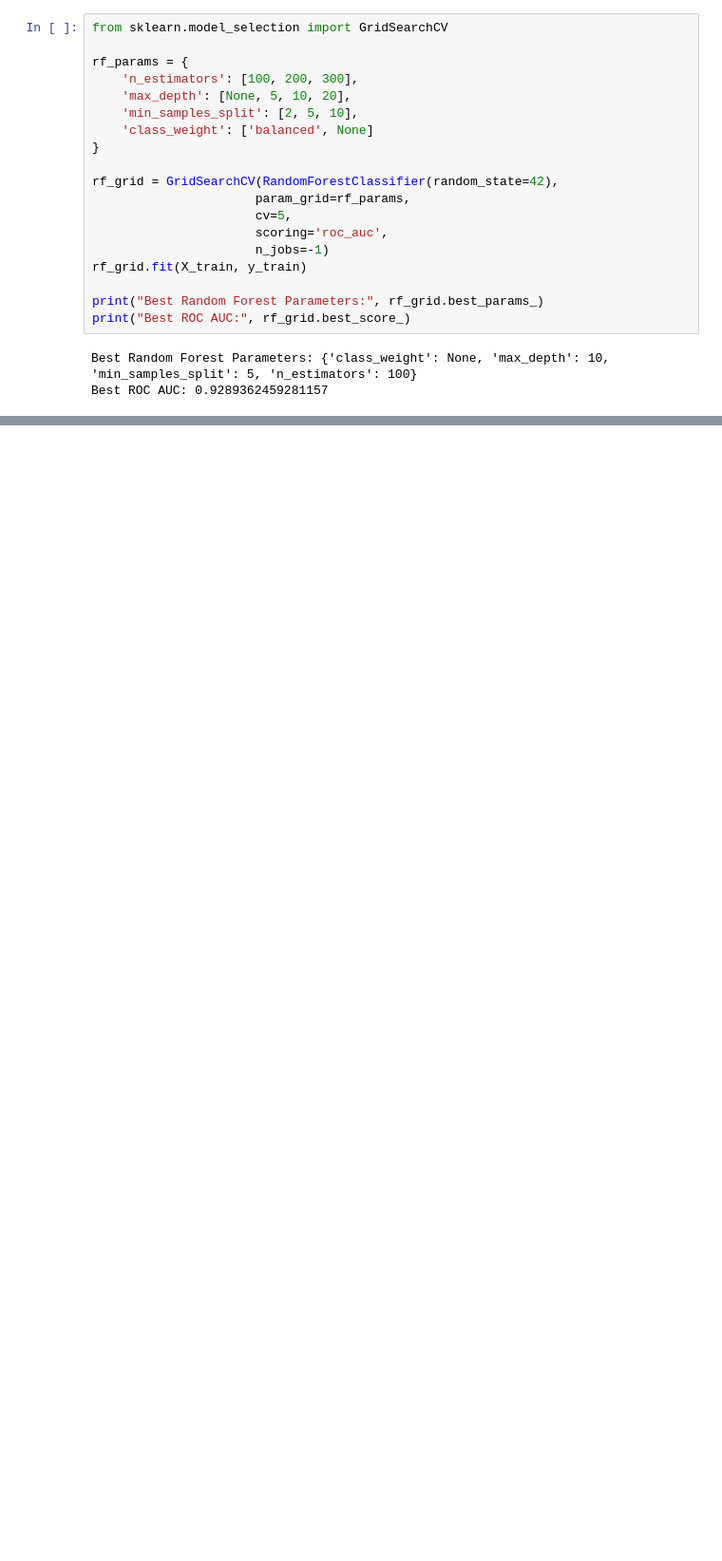
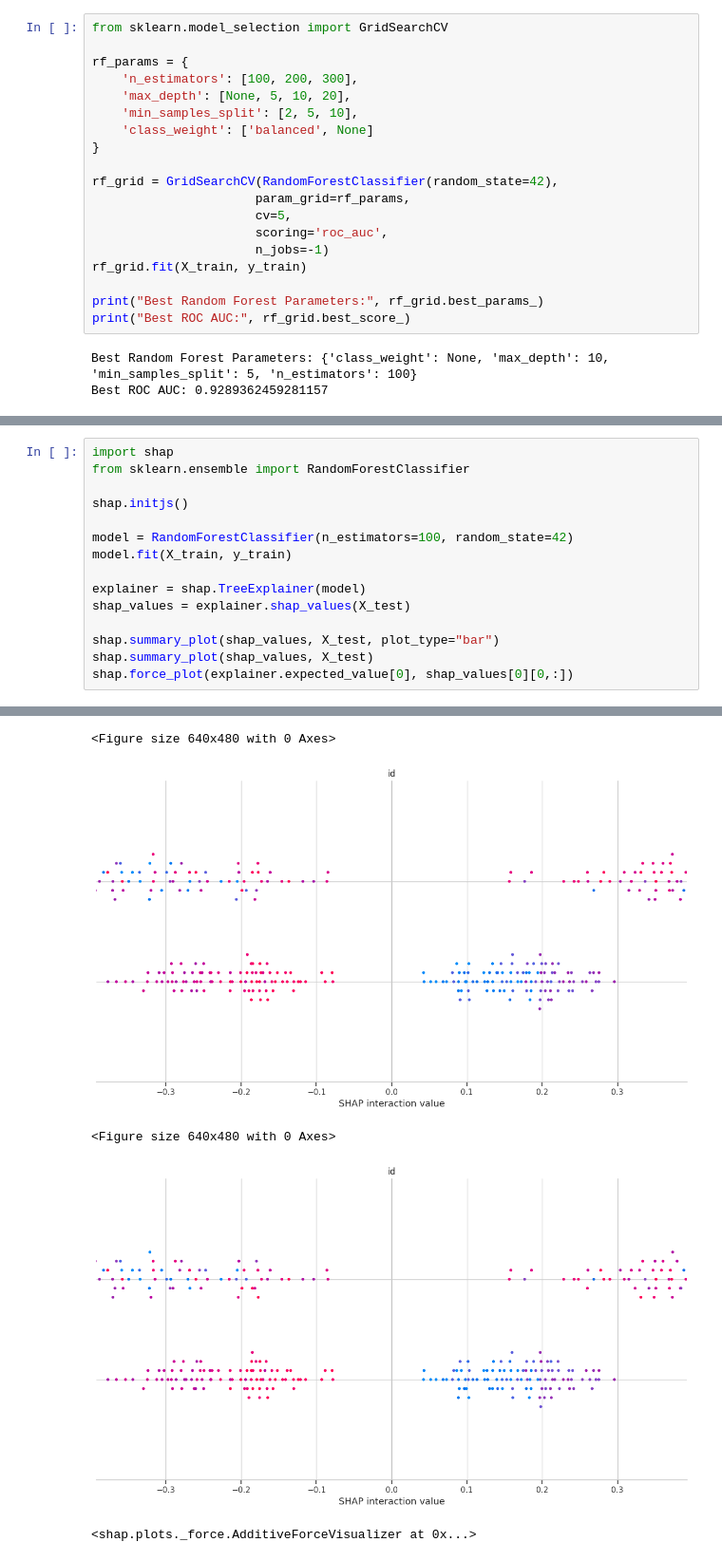
Before and after one commit to danijeun/Heart-Disease-Database-Project, a Jupyter notebook: Notebooks/project.ipynb, the cells around one changed output, grey strips where cells are left out. Shown at 95% size. Drawn from its saved outputs; the diff is of its cells as text; blank space fills up the shorter version.

```diff
--- a/Notebooks/project.ipynb
+++ b/Notebooks/project.ipynb
@@ -462,0 +481,16 @@ weighted avg       0.91      0.90      0.90       184
+# %%
+import shap
+from sklearn.ensemble import RandomForestClassifier
+
+shap.initjs()
+
+model = RandomForestClassifier(n_estimators=100, random_state=42)
+model.fit(X_train, y_train)
+
+explainer = shap.TreeExplainer(model)
+shap_values = explainer.shap_values(X_test)
+
+shap.summary_plot(shap_values, X_test, plot_type="bar")
+shap.summary_plot(shap_values, X_test)
+shap.force_plot(explainer.expected_value[0], shap_values[0][0,:])
+# %% [output]
@@ -462,0 +498,5 @@ weighted avg       0.91      0.90      0.90       184
+<Figure size 640x480 with 0 Axes>
+[figure, added]
+<Figure size 640x480 with 0 Axes>
+[figure, added]
+<shap.plots._force.AdditiveForceVisualizer at 0x...>
```
Also changed, not shown: parts of 9 cells of this notebook.
